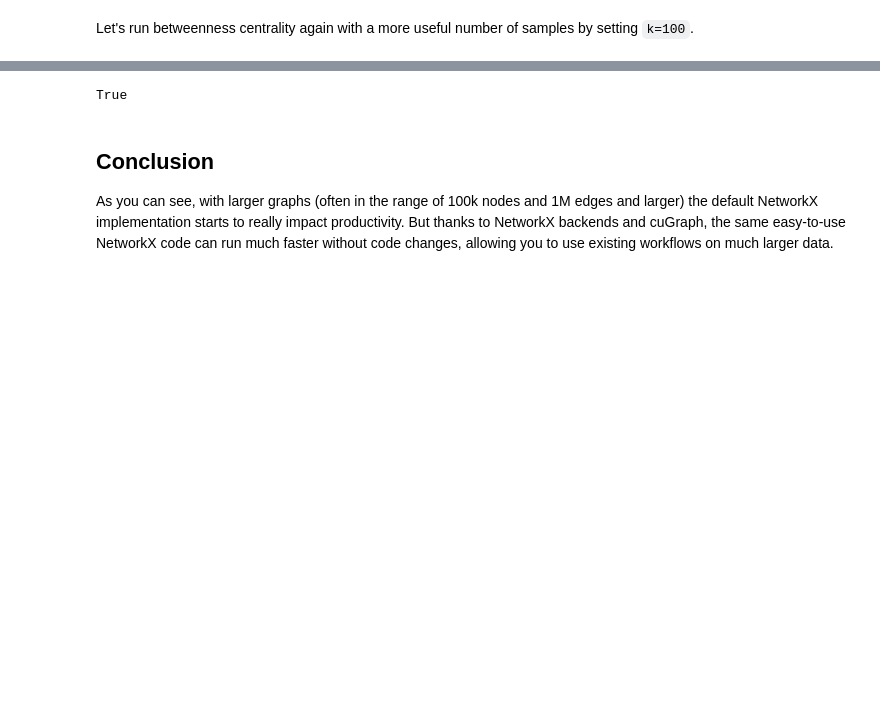
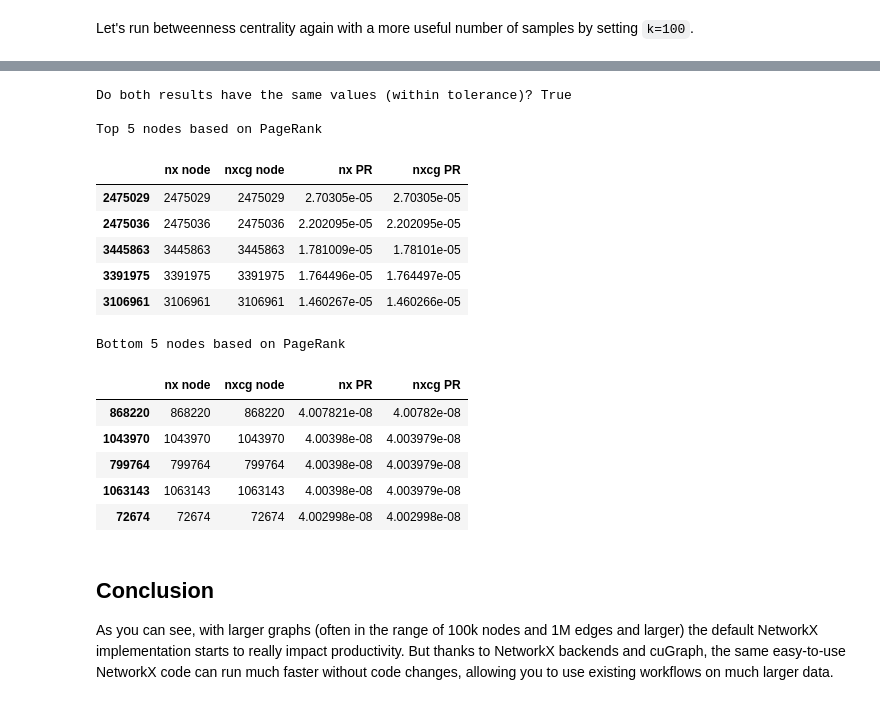
Before and after one commit to rapidsai-community/showcase, a Jupyter notebook: getting_started_tutorials/accelerated_networkx_demo.ipynb, the cells around one changed output, grey strips where cells are left out. Drawn from its saved outputs; the diff is of its cells as text; code cells hidden in the pictures; blank space fills up the shorter version.

```diff
--- a/getting_started_tutorials/accelerated_networkx_demo.ipynb
+++ b/getting_started_tutorials/accelerated_networkx_demo.ipynb
@@ -187,8 +237,8 @@ cit-Patents.txt.gz  100%[===================>]  81.20M  18.9MB/s    in 7.8s
 # %%
-# !wget https://data.rapids.ai/cugraph/datasets/cit-Patents.csv  # Skip if cit-Patents.csv already exists.
-
-# df = pd.read_csv("cit-Patents.csv",
-#                 sep=" ",
-#                 names=["src", "dst"],
-#                 dtype="int32",
-# )
+%%time
+# Comment this cell if using dataset from snap.stanford.edu
+df = pd.read_csv("cit-Patents.csv",
+                sep=" ",
+                names=["src", "dst"],
+                dtype="int32",
+)
@@ -200,9 +247,0 @@ import pandas as pd
-# %%
-%%time
-df = pd.read_csv("cit-Patents.txt.gz",
-                 compression="gzip",
-                 skiprows=4,
-                 sep="\t",
-                 names=["src", "dst"],
-                 dtype="int32",
-)
@@ -258,7 +298,34 @@ Wall time: 1.25 s
-# %%
-sorted(nx_pr_results) == sorted(nxcg_pr_results)
-# %% [output]
-True
+# %%
+print("Do both results have the same values (within tolerance)? "
+      f"{nxcg_pr_results == pytest.approx(nx_pr_results, rel=1e-6, abs=1e-11)}")
+
+df = pd.DataFrame(
+    columns=["nx node", "nxcg node", "nx PR", "nxcg PR"],
+    data=[(a, c, b, d) for (a, b), (c, d) in zip(nx_pr_results.items(),
+                                                 nxcg_pr_results.items())])
+df.sort_values(by="nx PR", ascending=False, inplace=True)
+
+print("\nTop 5 nodes based on PageRank")
+display(HTML(df.head(5).to_html(float_format=lambda f: f"{f:.7g}")))
+print("\nBottom 5 nodes based on PageRank")
+display(HTML(df.tail(5).to_html(float_format=lambda f: f"{f:.7g}")))
+# %% [output]
+Do both results have the same values (within tolerance)? True
+
+Top 5 nodes based on PageRank
+|  | nx node | nxcg node | nx PR | nxcg PR |
+| 2475029 | 2475029 | 2475029 | 2.70305e-05 | 2.70305e-05 |
+| 2475036 | 2475036 | 2475036 | 2.202095e-05 | 2.202095e-05 |
+| 3445863 | 3445863 | 3445863 | 1.781009e-05 | 1.78101e-05 |
+| 3391975 | 3391975 | 3391975 | 1.764496e-05 | 1.764497e-05 |
+| 3106961 | 3106961 | 3106961 | 1.460267e-05 | 1.460266e-05 |
+Bottom 5 nodes based on PageRank
+|  | nx node | nxcg node | nx PR | nxcg PR |
+| 868220 | 868220 | 868220 | 4.007821e-08 | 4.00782e-08 |
+| 1043970 | 1043970 | 1043970 | 4.00398e-08 | 4.003979e-08 |
+| 799764 | 799764 | 799764 | 4.00398e-08 | 4.003979e-08 |
+| 1063143 | 1063143 | 1063143 | 4.00398e-08 | 4.003979e-08 |
+| 72674 | 72674 | 72674 | 4.002998e-08 | 4.002998e-08 |
 # %% [markdown]
 ## Conclusion
 As you can see, with larger graphs (often in the range of 100k nodes and 1M edges and larger) the default NetworkX implementation starts to really impact productivity. But thanks to NetworkX backends and cuGraph, the same easy-to-use NetworkX code can run much faster without code changes, allowing you to use existing workflows on much larger data.
```
Also changed, not shown: parts of 28 cells of this notebook.
